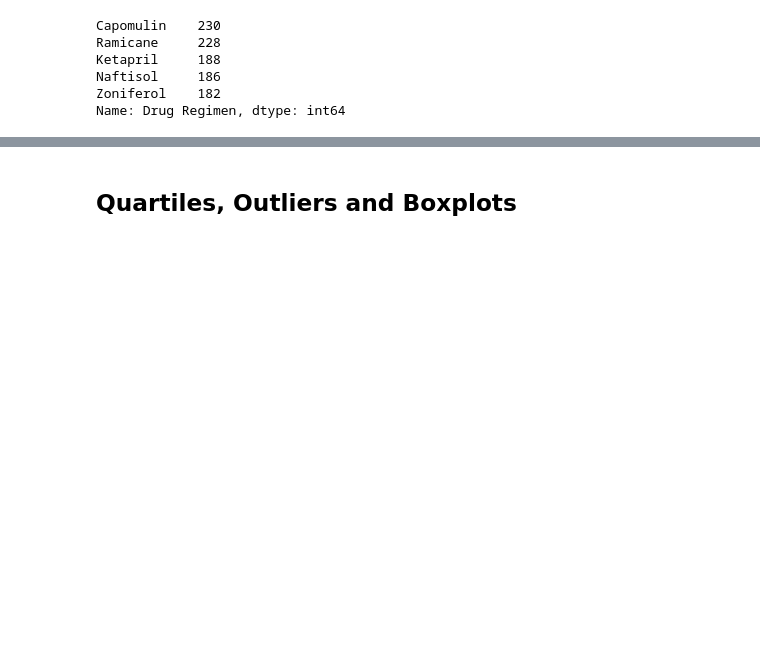
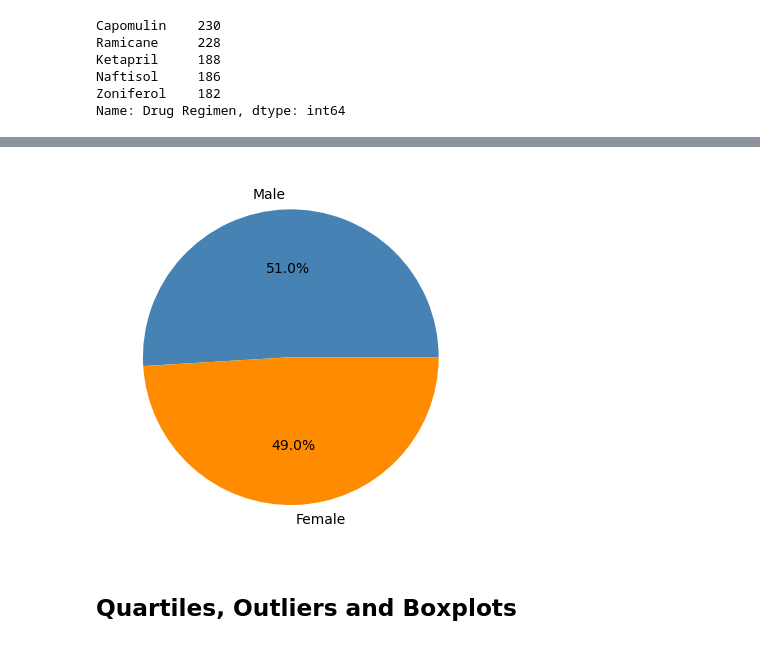
Before and after one commit to Ao-27/matplotlib-challenge_Pymaceutidals, a Jupyter notebook: Pymaceuticals/pymaceuticals_starter.ipynb, the cells around one changed output, grey strips where cells are left out. Drawn from its saved outputs; the diff is of its cells as text; code cells hidden in the pictures; blank space fills up the shorter version.

```diff
--- a/Pymaceuticals/pymaceuticals_starter.ipynb
+++ b/Pymaceuticals/pymaceuticals_starter.ipynb
@@ -309,3 +354,22 @@ print(Total_values_within_yHeight)
+# %%
+# Generate a pie plot showing the distribution of female versus male mice using pyplot
+
+# Labels for the sections of our pie chart
+labels = ["Male","Female"]
+
+# The values of each section of the pie chart
+sizes = nodupes_study_data_df["Sex"].value_counts()
+
+# The colors of each section of the pie chart
+colors = ["steelblue", "darkorange"]
+
+# Creates the pie chart based upon the values above
+# Automatically finds the percentages of each part of the pie chart
+
+plt.pie(sizes, labels=labels, colors=colors, autopct="%1.1f%%", shadow=False, startangle=0)
+plt.show()
+# %% [output]
+[figure, added]
 # %% [markdown]
 ## Quartiles, Outliers and Boxplots
 # %%
```
Also changed, not shown: parts of 17 cells of this notebook, 1 other file.
